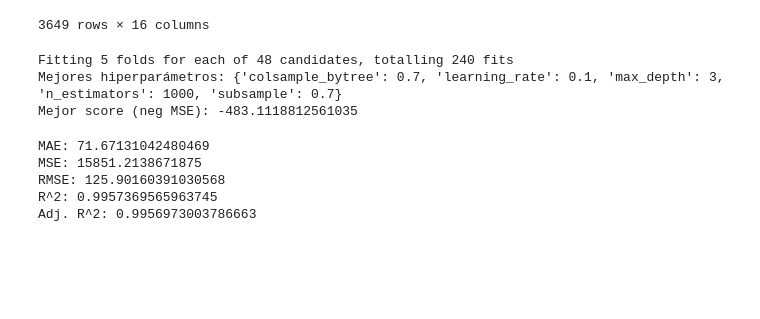
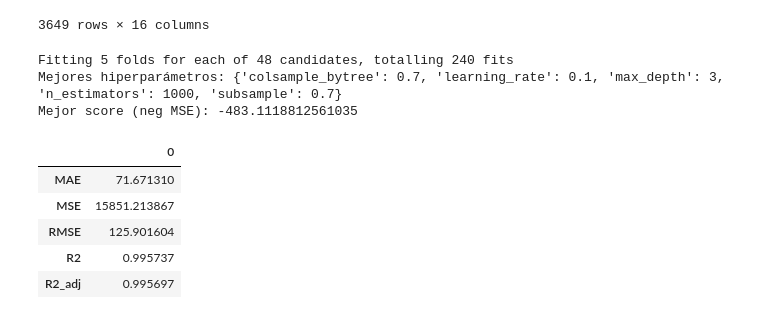
Before and after one commit to roicort/F-VICE, a Jupyter notebook: xgboost.ipynb, the cells around one changed output. Saved outputs shown, nothing was run; the diff lists cells and outputs as text; code cells hidden in the pictures; blank space fills up the shorter version.

```diff
--- a/xgboost.ipynb
+++ b/xgboost.ipynb
@@ -96,24 +97,30 @@ Mejor score (neg MSE): -483.1118812561035
 # %%
 y_pred = model.predict(X_test)
 
 mae = mean_absolute_error(y_test, y_pred)
 mse = mean_squared_error(y_test, y_pred)
 
-print(f"MAE: {mae}")
-print(f"MSE: {mse}")
-print(f"RMSE: {np.sqrt(mse)}")
 r2 = model.score(X_test, y_test)
-print(f"R^2: {r2}")
 n = X_test.shape[0]  # número de muestras
 p = X_test.shape[1]  # número de predictores
 r2_adj = 1 - (1 - r2) * (n - 1) / (n - p - 1)
-print(f"Adj. R^2: {r2_adj}")
+
+results = {
+    "MAE": [mae],
+    "MSE": [mse],
+    "RMSE": [np.sqrt(mse)],
+    "R2": [r2],
+    "R2_adj": [r2_adj]
+}
+results_df = pd.DataFrame(results)
+results_df.T
 # %% [output]
-MAE: 71.67131042480469
-MSE: 15851.2138671875
-RMSE: 125.90160391030568
-R^2: 0.9957369565963745
-Adj. R^2: 0.9956973003786663
+|  | 0 |
+| MAE | 71.671310 |
+| MSE | 15851.213867 |
+| RMSE | 125.901604 |
+| R2 | 0.995737 |
+| R2_adj | 0.995697 |
 # %%
 future_dates = get_future_dates(X_test.index[-1], until='2030-12-31')
 
```
Also changed, not shown: parts of 1 cell of this notebook, 15 other files.
